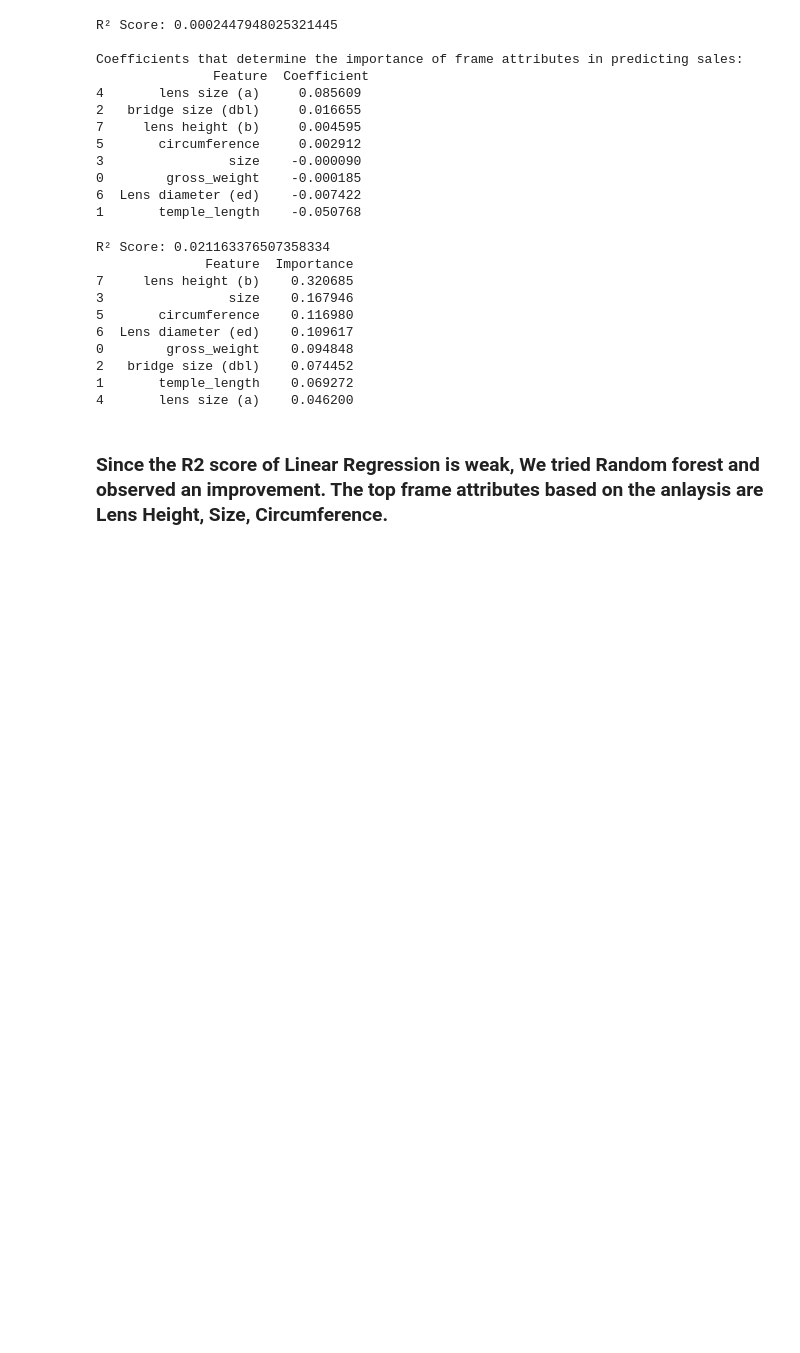
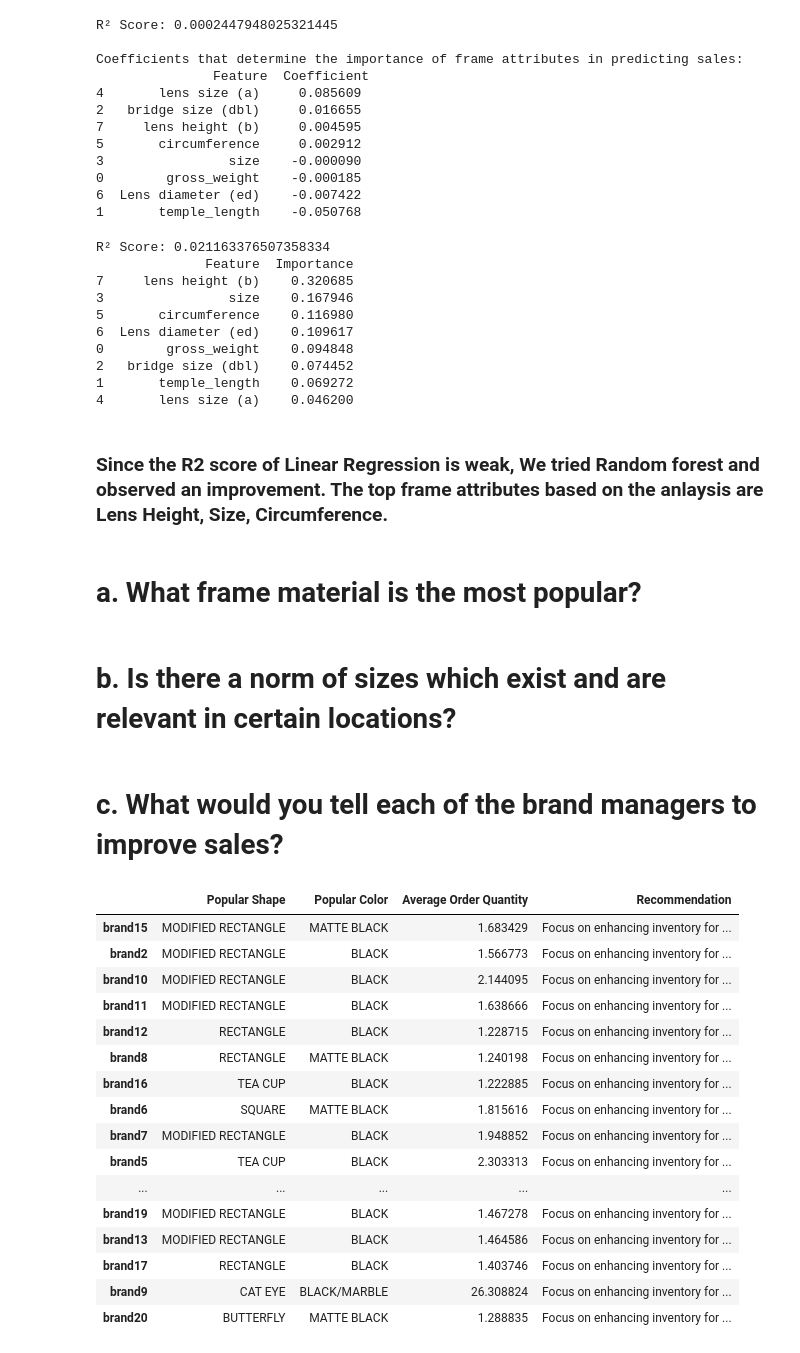
Before and after one commit to gmukku/Product-Assortment-Analysis, a Jupyter notebook: code/DSPM_Proj_Team_4.ipynb, the cells around one changed output. Drawn from its saved outputs; the diff is of its cells as text; code cells hidden in the pictures; blank space fills up the shorter version.

```diff
--- a/code/DSPM_Proj_Team_4.ipynb
+++ b/code/DSPM_Proj_Team_4.ipynb
@@ -327,3 +329,61 @@ R² Score: 0.021163376507358334
 4       lens size (a)    0.046200
 # %% [markdown]
 <h3>Since the R2 score of Linear Regression is weak, We tried Random forest and observed an improvement. The top frame attributes based on the anlaysis are Lens Height, Size, Circumference.</h3>
+# %% [markdown]
+# a. What frame material is the most popular?
+# %% [markdown]
+# b. Is there a norm of sizes which exist and are relevant in certain locations?
+# %% [markdown]
+# c. What would you tell each of the brand managers to improve sales?
+# %%
+# Group by brand and sum the order quantities
+brand_sales = df.groupby('brand_name')['order_qty'].sum().reset_index()
+
+# Sort by order quantities in descending order to find top brands
+top_brands = brand_sales.sort_values(by='order_qty', ascending=False)
+
+# Initialize a dictionary to store recommendations
+recommendations = {}
+
+# Analyze the attributes for each brand
+for brand in top_brands['brand_name']:
+    attributes = df[df['brand_name'] == brand]
+
+    # Identify the most common attributes
+    popular_shapes = attributes['frame_shape'].mode()[0]  # Most common shape
+    popular_colors = attributes['color_description'].mode()[0]  # Most common color
+    average_order_qty = attributes['order_qty'].mean()  # Average order quantity
+
+    # Generate recommendations based on attributes
+    recommendations[brand] = {
+        'Popular Shape': popular_shapes,
+        'Popular Color': popular_colors,
+        'Average Order Quantity': average_order_qty,
+        'Recommendation': (
+            f"Focus on enhancing inventory for {popular_shapes} shapes and "
+            f"{popular_colors} colors, as these have shown strong sales. "
+            f"Consider promoting these styles in marketing campaigns."
+        )
+    }
+
+# Convert recommendations to a DataFrame for better readability
+recommendations_df = pd.DataFrame(recommendations).T
+recommendations_df
+# %% [output]
+|  | Popular Shape | Popular Color | Average Order Quantity | Recommendation |
+| brand15 | MODIFIED RECTANGLE | MATTE BLACK | 1.683429 | Focus on enhancing inventory for ... |
+| brand2 | MODIFIED RECTANGLE | BLACK | 1.566773 | Focus on enhancing inventory for ... |
+| brand10 | MODIFIED RECTANGLE | BLACK | 2.144095 | Focus on enhancing inventory for ... |
+| brand11 | MODIFIED RECTANGLE | BLACK | 1.638666 | Focus on enhancing inventory for ... |
+| brand12 | RECTANGLE | BLACK | 1.228715 | Focus on enhancing inventory for ... |
+| brand8 | RECTANGLE | MATTE BLACK | 1.240198 | Focus on enhancing inventory for ... |
+| brand16 | TEA CUP | BLACK | 1.222885 | Focus on enhancing inventory for ... |
+| brand6 | SQUARE | MATTE BLACK | 1.815616 | Focus on enhancing inventory for ... |
+| brand7 | MODIFIED RECTANGLE | BLACK | 1.948852 | Focus on enhancing inventory for ... |
+| brand5 | TEA CUP | BLACK | 2.303313 | Focus on enhancing inventory for ... |
+| ... | ... | ... | ... | ... |
+| brand19 | MODIFIED RECTANGLE | BLACK | 1.467278 | Focus on enhancing inventory for ... |
+| brand13 | MODIFIED RECTANGLE | BLACK | 1.464586 | Focus on enhancing inventory for ... |
+| brand17 | RECTANGLE | BLACK | 1.403746 | Focus on enhancing inventory for ... |
+| brand9 | CAT EYE | BLACK/MARBLE | 26.308824 | Focus on enhancing inventory for ... |
+| brand20 | BUTTERFLY | MATTE BLACK | 1.288835 | Focus on enhancing inventory for ... |
```
Also changed, not shown: parts of 6 cells of this notebook.
